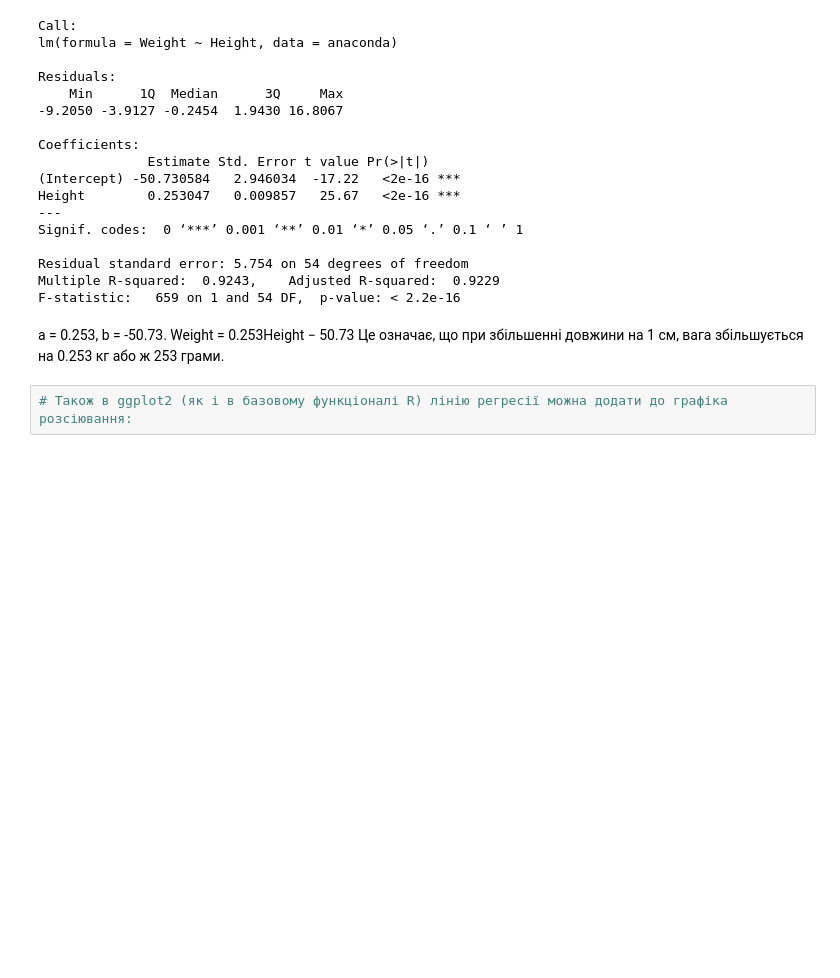
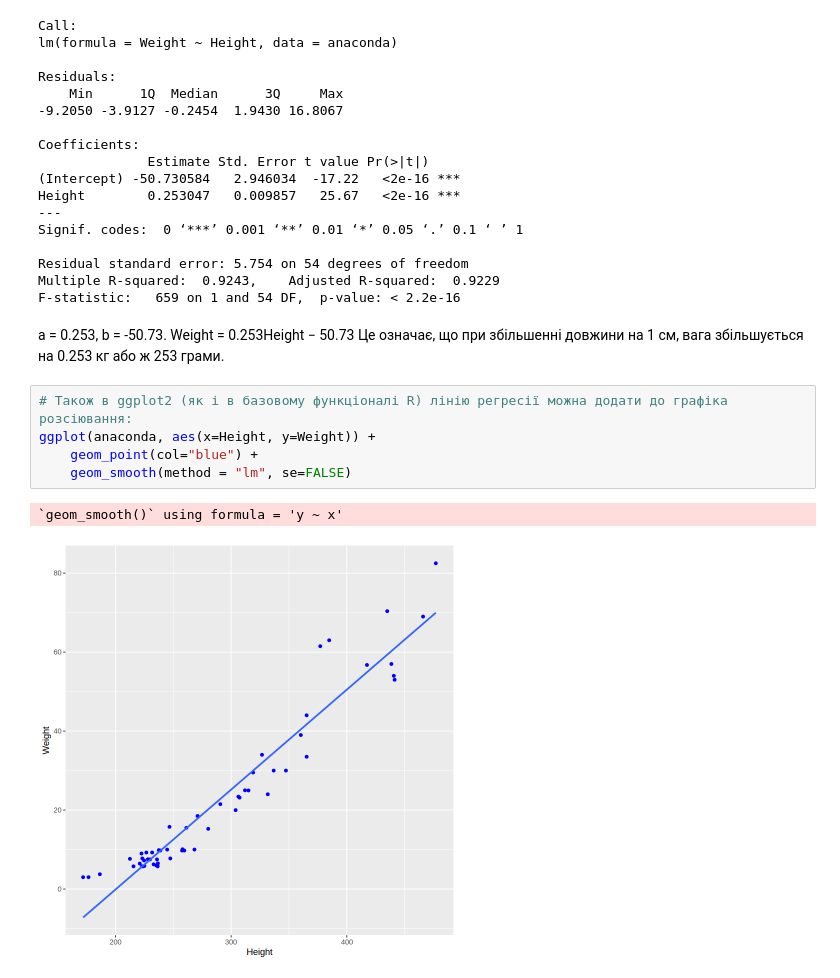
Before and after one commit to OlexandrSol/Statistic_R, a Jupyter notebook: code/W3.ipynb, the cells around one changed output. Cells and saved outputs as stored; diff of their text form; blank space fills up the shorter version.

```diff
--- a/code/W3.ipynb
+++ b/code/W3.ipynb
@@ -176,3 +176,9 @@ Weight = 0.253Height − 50.73
 збільшується на 0.253 кг або ж 253 грами.
 # %%
 # Також в ggplot2 (як і в базовому функціоналі R) лінію регресії можна додати до графіка розсіювання:
+ggplot(anaconda, aes(x=Height, y=Weight)) +
+    geom_point(col="blue") +
+    geom_smooth(method = "lm", se=FALSE)
+# %% [output]
+`geom_smooth()` using formula = 'y ~ x'
+[figure, added]
```
